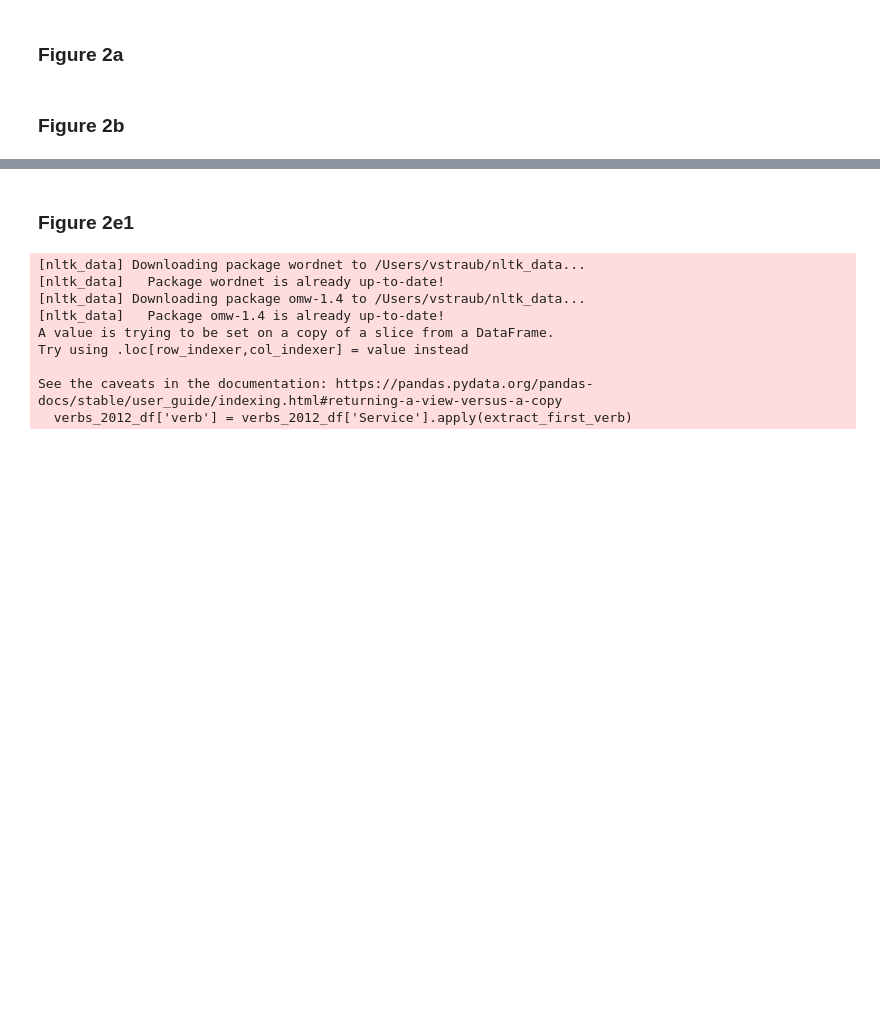
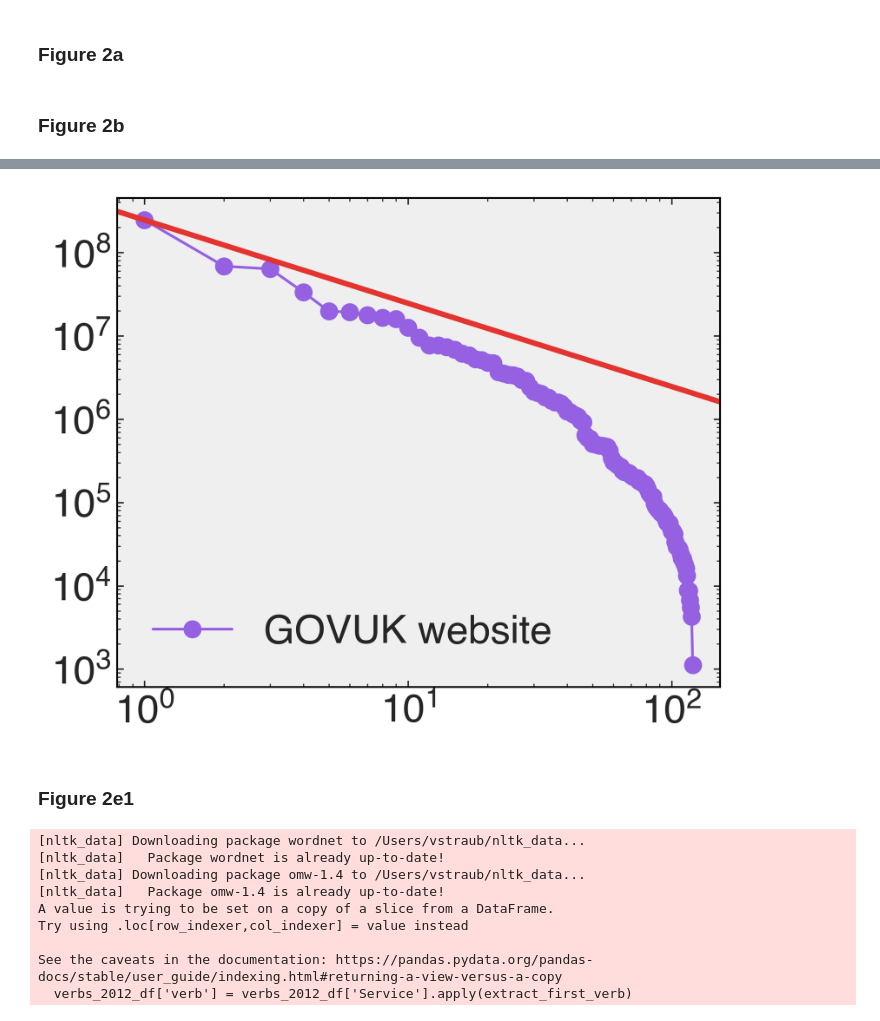
Before and after one commit to ai-for-public-services/structural-insights-into-uk-gov, a Jupyter notebook: notebooks/02-figure-2.ipynb, the cells around one changed output, grey strips where cells are left out. Cells and saved outputs as stored; diff of their text form; code cells hidden in the pictures; blank space fills up the shorter version.

```diff
--- a/notebooks/02-figure-2.ipynb
+++ b/notebooks/02-figure-2.ipynb
@@ -138,0 +235,86 @@ plt.show()
+# %%
+def plot_2012_visits_data(save=False):
+    """
+    Plot the visits data for GOVUK websites in 2012.
+
+    Parameters:
+        save (bool): If True, save the plot as a file. Default is False.
+
+    Returns:
+        None
+    """
+    # Load and preprocess the data
+    visits2012_data = pd.read_csv(Path('../data/processed/201104-201203-govuk-unique-visitors-processed.csv'))
+    visits2012_data.columns = [i.replace('_', '') for i in visits2012_data.columns]
+    visits12_df = visits2012_data.dropna(how='any')
+    visits12_df['visits'] = visits12_df.sum(axis=1, numeric_only=True)
+    visits12_df = visits12_df.loc[:, ['URL', 'visits']].sort_values('visits', ascending=False)
+
+    # Combine the top two rows
+    visits12_df.iloc[0, 1] = visits12_df.iloc[0, 1] + visits12_df.iloc[1, 1]
+    visits12_df.drop(3, inplace=True)
+    visits12_df = visits12_df.reset_index().drop(columns='index')
+
+    n = len(visits12_df)
+    ranks = range(1, n + 1)
+    visits12_df['rank'] = ranks
+    freqs = list(visits12_df.visits)
+
+    # Create the figure and axis
+    figure = plt.figure(figsize=(6,5), dpi=300)
+    plt.rcParams["font.family"] = "Helvetica"
+    ax = plt.subplot()
+
+    line1, = ax.plot(ranks, freqs, linestyle="-", color='#9561e2', fillstyle='full',
+                     marker="o", markersize=5, markeredgewidth=5, label='GOVUK website')
+    line2 = ax.axline((1, freqs[0]), slope=-1, color='#e3342f', linewidth=3)
+
+    # Set the face color
+    plt.gca().set_facecolor('#efefef')
+
+    ax.set_xlabel('',  fontsize=22)
+    ax.set_ylabel('',  fontsize=22)
+    ax.set_xscale('log')
+    ax.set_yscale('log')
+    ax.grid(False)  # Remove gridlines
+
+    # Add major and minor ticks facing inwards
+    ax.tick_params(
+        axis='both',
+        which='both',
+        direction='in',
+        top=True,
+        right=True,
+        bottom=True,
+        left=True
+    )
+
+    # Axis label size
+    plt.xticks(fontsize = 22)
+    plt.yticks(fontsize = 22)
+
+
+    plt.legend(
+        handles=[line1, line2], frameon=False, fancybox=False, loc='lower left',
+        facecolor='white', framealpha=1, edgecolor='black', fontsize=22,
+    )
+
+    # Modify the spines
+    ax.spines['top'].set_color('black')  # Remove top spine
+    ax.spines['right'].set_color('black')  # Remove right spine
+    ax.spines['left'].set_linewidth(1)
+    ax.spines['left'].set_color('black')
+    ax.spines['bottom'].set_linewidth(1)
+    ax.spines['bottom'].set_color('black')
+    ax.spines['right'].set_linewidth(1)
+    ax.spines['top'].set_linewidth(1)
+
+    # Save figure
+    if save == True:
+        plt.savefig("../reports/figures/fig2d-inset.png", dpi=300)
+    else:
+        plt.show()
+
+# Usage
+plot_2012_visits_data(save=True)
+# %% [output]
@@ -139,3 +326,4 @@ plt.show()
+[figure, added]
 # %% [markdown]
 ### Figure 2e1
 # %%
```
Also changed, not shown: parts of 7 cells of this notebook, 8 other files.
